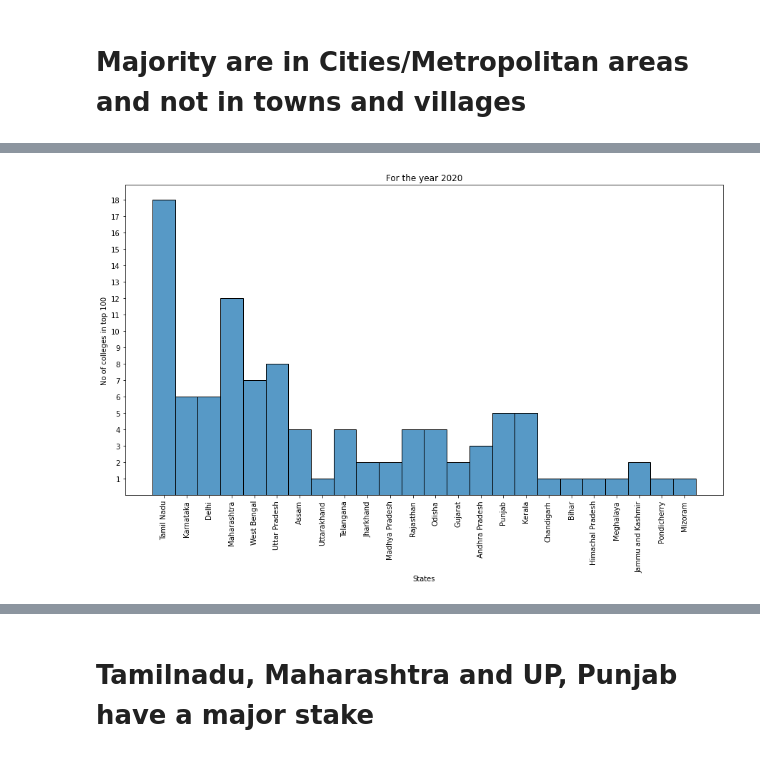
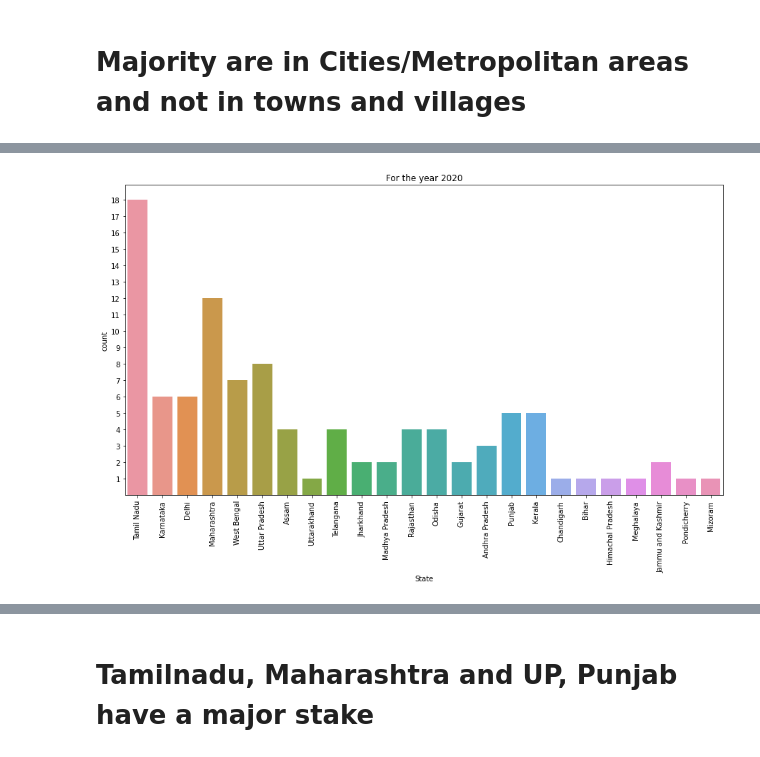
Before and after one commit to kalp121212/DS203_Project, a Jupyter notebook: Nirf.ipynb, the cells around one changed output, grey strips where cells are left out. Saved outputs shown, nothing was run; the diff lists cells and outputs as text; code cells hidden in the pictures.

Commit message:
Made histplots colourful in nirf

```diff
--- a/Nirf.ipynb
+++ b/Nirf.ipynb
@@ -107,6 +107,6 @@ for i in overall.keys():
     plt.yticks(range(1,10))
     plt.xlabel("City")
     plt.ylabel("No of colleges in top 100")
-    sns.histplot(val['City'], bins='auto')
+    sns.countplot(val['City'])
     plt.show()
 # %% [output]
@@ -125,6 +125,6 @@ for i in overall.keys():
     plt.yticks(range(1,36))
     plt.xlabel("States")
     plt.ylabel("No of colleges in top 100")
-    sns.histplot(val['State'], bins='auto')
+    sns.countplot(val['State'])
     plt.show()
 # %% [output]
@@ -134 +134 @@ for i in overall.keys():
-[figure, old version]
+[figure, new version]
```
Also changed, not shown: parts of 3 cells of this notebook.
